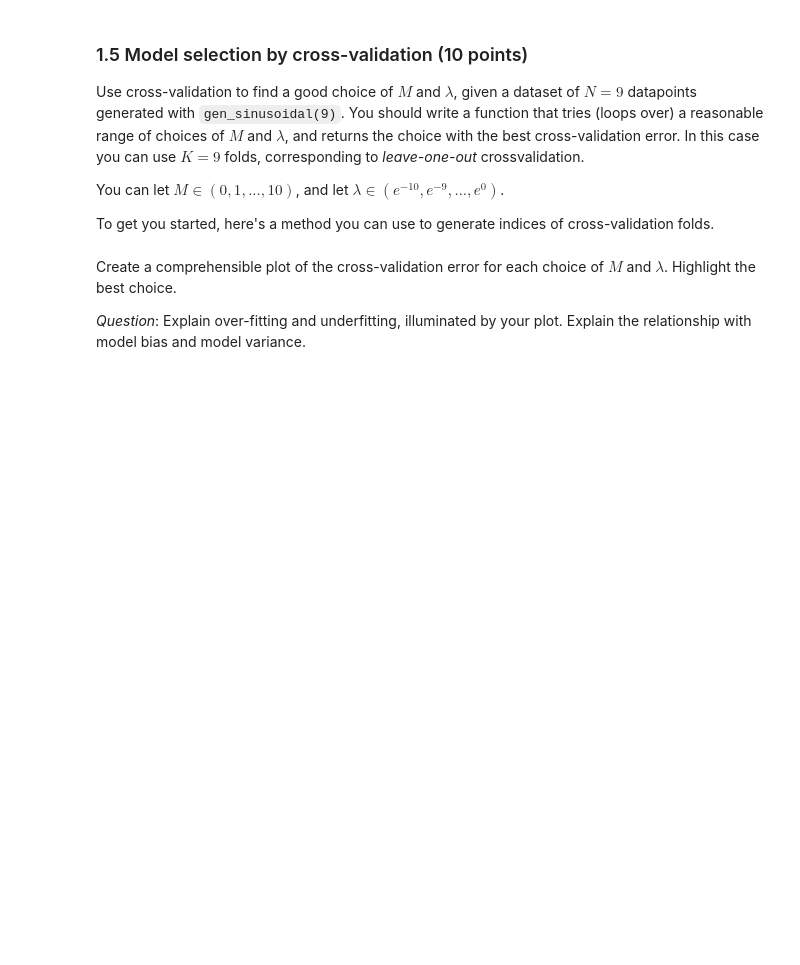
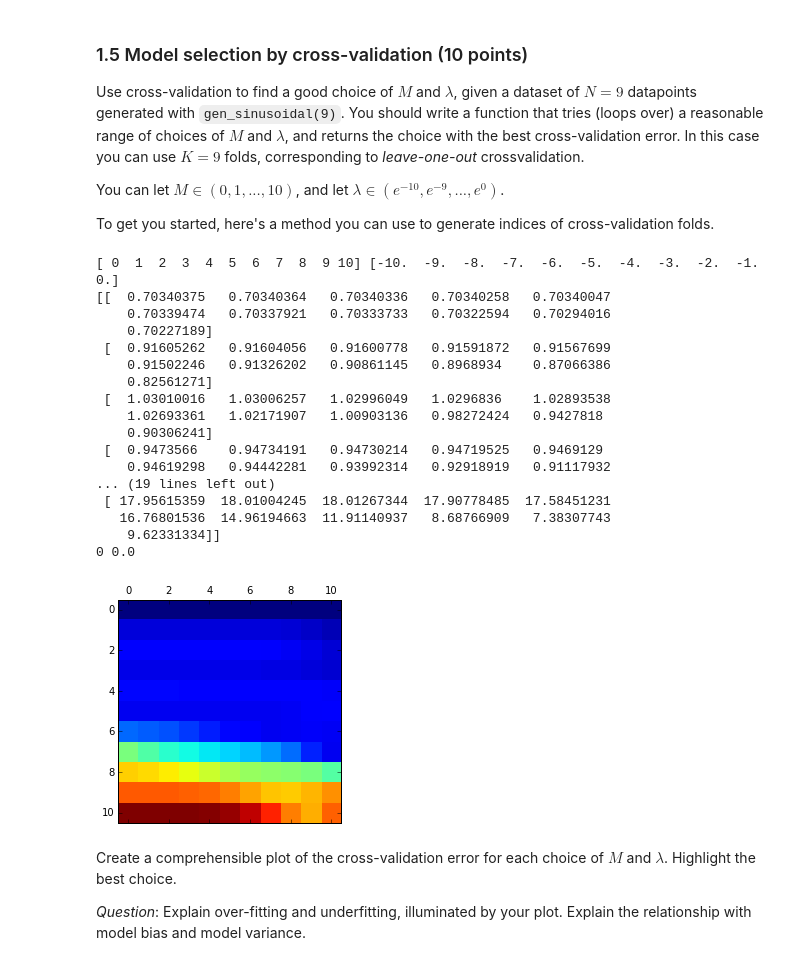
Before and after one commit to UnarmedLad/Machine-Learning-1, a Jupyter notebook: Lab1_Cornelissen_deGroot_Mulder_Westerdiep.ipynb, the cells around one changed output. Saved outputs shown, nothing was run; the diff lists cells and outputs as text; code cells hidden in the pictures; blank space fills up the shorter version.

Commit message:
de shit die ik al had erbij gevoegd

```diff
--- a/Lab1_Cornelissen_deGroot_Mulder_Westerdiep.ipynb
+++ b/Lab1_Cornelissen_deGroot_Mulder_Westerdiep.ipynb
@@ -83,6 +88,11 @@ Write a method `fit_polynomial_reg(x, t, M, lamb)` that fits a _regularized_ $M$
 $E(\bw) = \frac{1}{2} (\bPhi\bw - \bt)^T(\bPhi\bw - \bt) + \frac{\lambda}{2} \mathbf{w}^T \mathbf{w}$
 
 For background, see section 3.1.4 of the MLPR book.
+# %%
+def fit_polynomial_reg( x, t, M, lamb):
+    Phi = np.fliplr(np.vander(x, M+1))
+    w = np.dot( np.linalg.inv( np.dot( Phi.T, Phi) + lamb*np.eye(M+1)), np.dot( Phi.T, t))
+    return w
 # %% [markdown]
 
 
@@ -110,3 +108,65 @@ def kfold_indices(N, k):
+# %%
+###van jan: dit is een beetje gepiel met die opgave. shit is lastig.
+
+#not using this
+def kfold_indices(N, k):
+    all_indices = np.arange(N,dtype=int)
+    np.random.shuffle(all_indices)
+    idx = np.floor(np.linspace(0,N,k+1))
+    train_folds = []
+    valid_folds = []
+    for fold in range(k):
+        valid_indices = all_indices[idx[fold]:idx[fold+1]]
+        valid_folds.append(valid_indices)
+        train_folds.append(np.setdiff1d(all_indices, valid_indices))
+    return train_folds, valid_folds
+
+#generate data
+N = 9
+Ms = np.arange(0, 11)
+lambs = np.exp(-np.arange(0,11))[::-1]
+print Ms, np.log(lambs)
+x, t = gen_sinusoidal(9, False) #TODO: understand/explain why the hell this works the way it does.
+
+#create error 3-dim matrix
+errs = np.zeros([len(Ms), len(lambs), N])
+
+for i, M in enumerate(Ms):
+    for j, lamb in enumerate(lambs):
+        for k in range(N):
+            trainIdx = [l for l in range(N) if l != k] #training set
+            testIdx = [k] #test set
+            w = fit_polynomial_reg( x[trainIdx], t[trainIdx], M, lamb)
+            resy = np.fliplr(np.vander(x[testIdx], M+1)) #predicted y values for test set
+            errs[i,j,k] = np.sqrt( np.mean( np.square( np.dot( resy, w) - t))) #populate error matrix cell
+
+errs_matrix = np.mean(errs,2)
+print errs_matrix
+argmin_1d = np.argmin(errs_matrix)
+idM = argmin_1d // len(lambs)
+idLamb = argmin_1d % len(lambs)
+print Ms[idM], np.log(lambs[idLamb])
+plt.matshow(np.log(errs_matrix))
+plt.show()
+# %% [output]
+[ 0  1  2  3  4  5  6  7  8  9 10] [-10.  -9.  -8.  -7.  -6.  -5.  -4.  -3.  -2.  -1.   0.]
+[[  0.70340375   0.70340364   0.70340336   0.70340258   0.70340047
+    0.70339474   0.70337921   0.70333733   0.70322594   0.70294016
+    0.70227189]
+ [  0.91605262   0.91604056   0.91600778   0.91591872   0.91567699
+    0.91502246   0.91326202   0.90861145   0.8968934    0.87066386
+    0.82561271]
+ [  1.03010016   1.03006257   1.02996049   1.0296836    1.02893538
+    1.02693361   1.02171907   1.00903136   0.98272424   0.9427818
+    0.90306241]
+ [  0.9473566    0.94734191   0.94730214   0.94719525   0.9469129
+    0.94619298   0.94442281   0.93992314   0.92918919   0.91117932
+... (19 lines left out)
+ [ 17.95615359  18.01004245  18.01267344  17.90778485  17.58451231
+   16.76801536  14.96194663  11.91140937   8.68766909   7.38307743
+    9.62331334]]
+0 0.0
+[figure, added]
 # %% [markdown]
 Create a comprehensible plot of the cross-validation error for each choice of $M$ and $\lambda$. Highlight the best choice.
 
```
Also changed, not shown: parts of 7 cells of this notebook.
